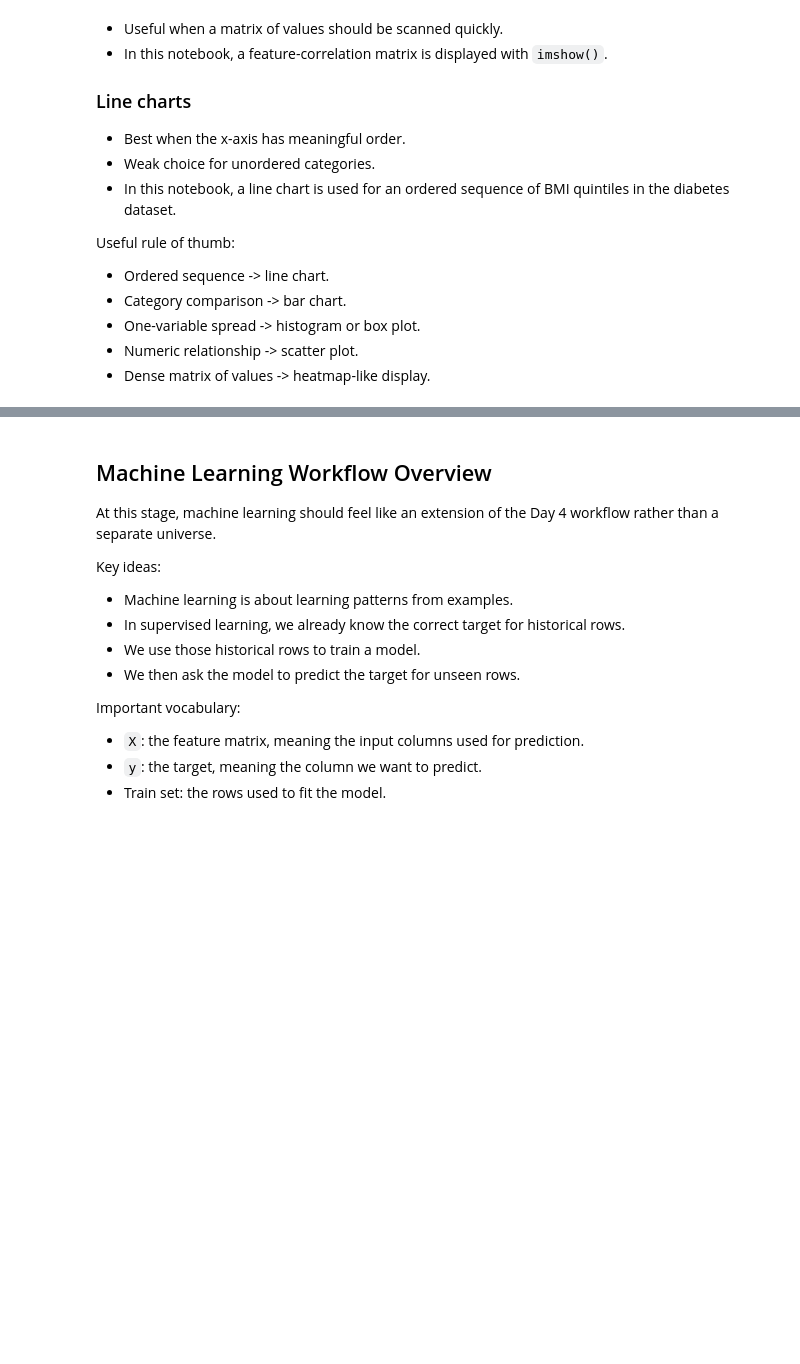
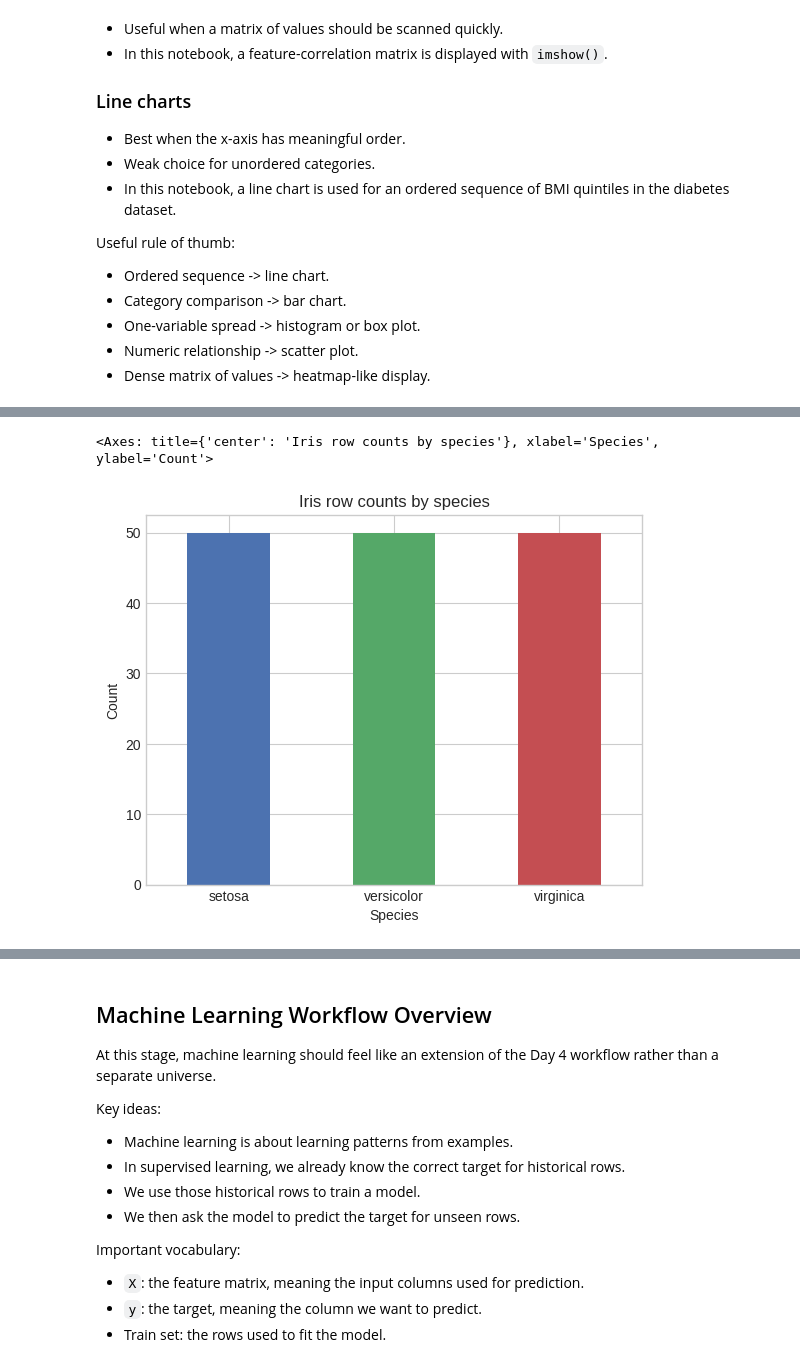
Before and after one commit to ValRCS/RTU_Python_CSP, a Jupyter notebook: notebooks/day5_visualization_machine_learning_basics_full_examples.ipynb, the cells around one changed output, grey strips where cells are left out. Saved outputs shown, nothing was run; the diff lists cells and outputs as text; code cells hidden in the pictures; blank space fills up the shorter version.

```diff
--- a/notebooks/day5_visualization_machine_learning_basics_full_examples.ipynb
+++ b/notebooks/day5_visualization_machine_learning_basics_full_examples.ipynb
@@ -459,3 +650,17 @@ bar_chart_path.name
+# %%
+# if i want only species_count in one plot
+species_counts.plot(
+    kind='bar',
+    color=['#4c72b0', '#55a868', '#c44e52'],
+    title='Iris row counts by species',
+    xlabel='Species',
+    ylabel='Count',
+    # roate x axis labels to 0
+    rot=0,
+)
+# %% [output]
+<Axes: title={'center': 'Iris row counts by species'}, xlabel='Species', ylabel='Count'>
+[figure, added]
 # %%
 # Show two different distribution views.
 # Histogram: one numeric variable overall.
```
Also changed, not shown: parts of 19 cells of this notebook.
